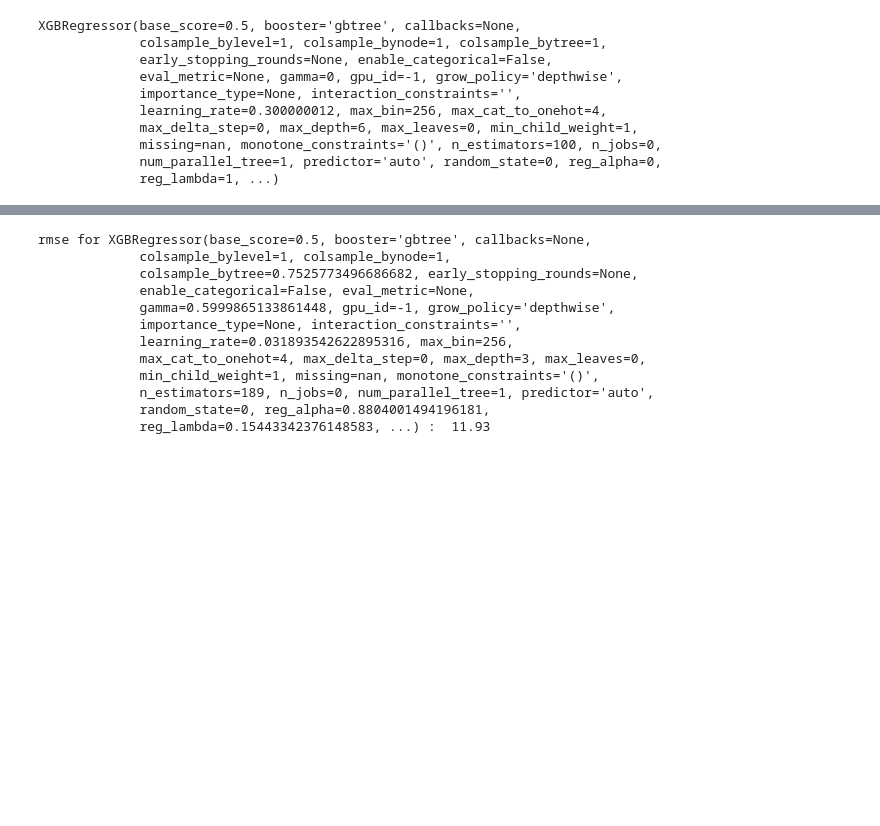
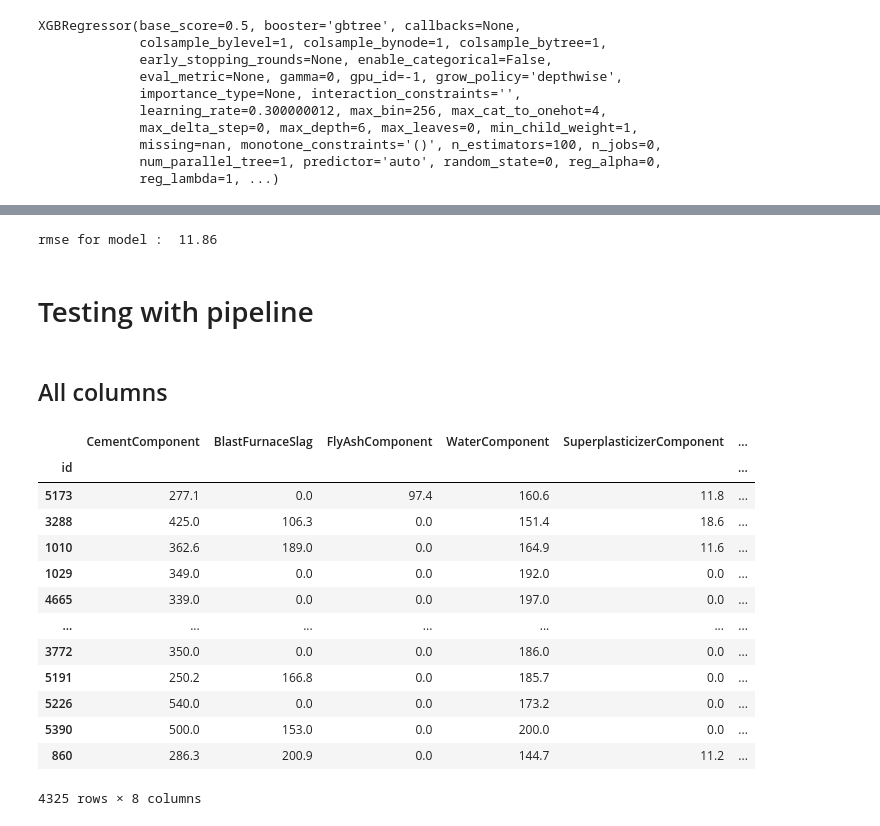
Before and after one commit to GrGLeo/Kaggle-Challenge, a Jupyter notebook: s3E9/explo.ipynb, the cells around one changed output, grey strips where cells are left out. Saved outputs shown, nothing was run; the diff lists cells and outputs as text; code cells hidden in the pictures; blank space fills up the shorter version.

Commit message:
Added model.py for all code logic

```diff
--- a/s3E9/explo.ipynb
+++ b/s3E9/explo.ipynb
@@ -257,17 +290,31 @@ RandomizedSearchCV(cv=5,
 # %%
 xgb_best = rndsearch.best_estimator_
 
-prediction(xgb_best)
+prediction(xgb_best,Xv_process,y_val)
 # %% [output]
-rmse for XGBRegressor(base_score=0.5, booster='gbtree', callbacks=None,
-             colsample_bylevel=1, colsample_bynode=1,
-             colsample_bytree=0.7525773496686682, early_stopping_rounds=None,
-             enable_categorical=False, eval_metric=None,
-             gamma=0.5999865133861448, gpu_id=-1, grow_policy='depthwise',
-             importance_type=None, interaction_constraints='',
-             learning_rate=0.031893542622895316, max_bin=256,
-             max_cat_to_onehot=4, max_delta_step=0, max_depth=3, max_leaves=0,
-             min_child_weight=1, missing=nan, monotone_constraints='()',
-             n_estimators=189, n_jobs=0, num_parallel_tree=1, predictor='auto',
-             random_state=0, reg_alpha=0.8804001494196181,
-             reg_lambda=0.15443342376148583, ...) :  11.93
+rmse for model :  11.86
+# %% [markdown]
+# Testing with pipeline
+# %% [markdown]
+## All columns
+# %%
+X = df.drop("Strength",axis=1)
+y = df["Strength"]
+X_train,X_val,y_train,y_val = train_test_split(X,y,test_size=0.2,random_state=42)
+# %%
+X_train
+# %% [output]
+|  | CementComponent | BlastFurnaceSlag | FlyAshComponent | WaterComponent | SuperplasticizerComponent | ... |
+| id |  |  |  |  |  | ... |
+| 5173 | 277.1 | 0.0 | 97.4 | 160.6 | 11.8 | ... |
+| 3288 | 425.0 | 106.3 | 0.0 | 151.4 | 18.6 | ... |
+| 1010 | 362.6 | 189.0 | 0.0 | 164.9 | 11.6 | ... |
+| 1029 | 349.0 | 0.0 | 0.0 | 192.0 | 0.0 | ... |
+| 4665 | 339.0 | 0.0 | 0.0 | 197.0 | 0.0 | ... |
+| ... | ... | ... | ... | ... | ... | ... |
+| 3772 | 350.0 | 0.0 | 0.0 | 186.0 | 0.0 | ... |
+| 5191 | 250.2 | 166.8 | 0.0 | 185.7 | 0.0 | ... |
+| 5226 | 540.0 | 0.0 | 0.0 | 173.2 | 0.0 | ... |
+| 5390 | 500.0 | 153.0 | 0.0 | 200.0 | 0.0 | ... |
+| 860 | 286.3 | 200.9 | 0.0 | 144.7 | 11.2 | ... |
+4325 rows × 8 columns
```
Also changed, not shown: parts of 21 cells of this notebook, 1 other file.
